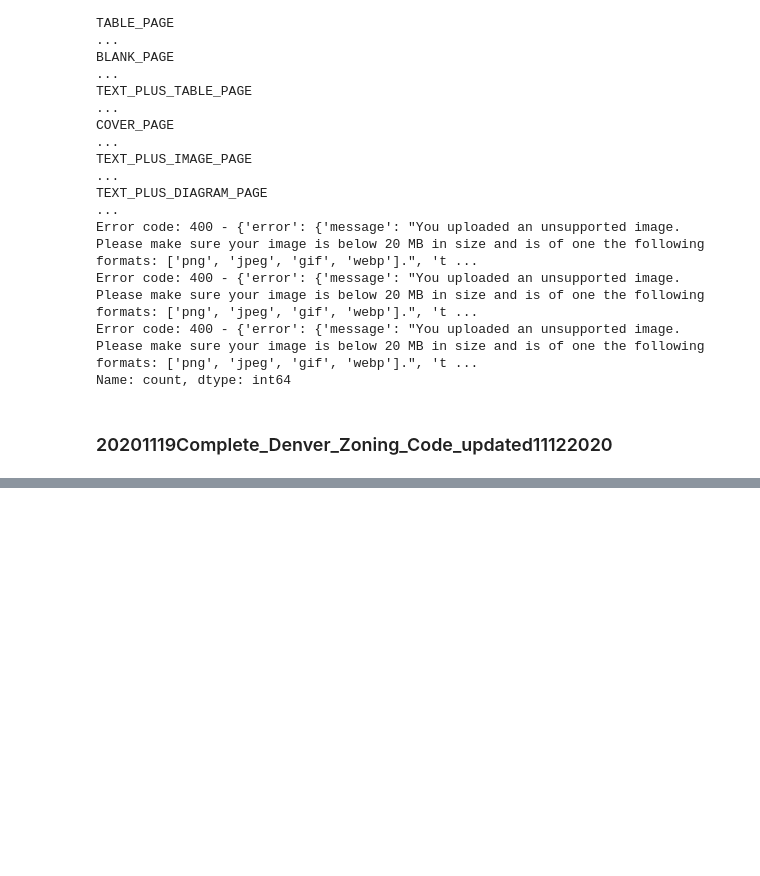
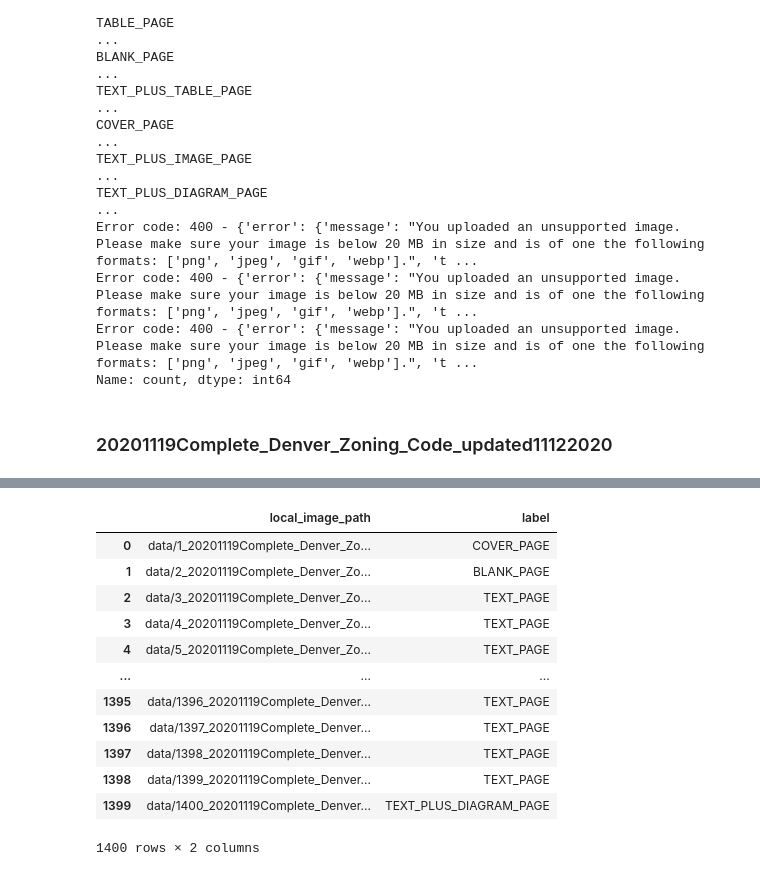
Before and after one commit to jjovalle99/gpt-pdf-classifier, a Jupyter notebook: generate_labels.ipynb, the cells around one changed output, grey strips where cells are left out. Cells and saved outputs as stored; diff of their text form; code cells hidden in the pictures; blank space fills up the shorter version.

```diff
--- a/generate_labels.ipynb
+++ b/generate_labels.ipynb
@@ -177,0 +202,19 @@ Batch 5/26 processed! sleeping...
+# %%
+df_2 = pd.DataFrame(zip(file_names, [c["label"] if isinstance(c, dict) else c for c in results_2]), columns=["local_image_path", "label"])
+df_2.to_csv("20201119Complete_Denver_Zoning_Code_updated11122020.csv", index=False)
+# %%
+df_2
+# %% [output]
+|  | local_image_path | label |
+| 0 | data/1_20201119Complete_Denver_Zo... | COVER_PAGE |
+| 1 | data/2_20201119Complete_Denver_Zo... | BLANK_PAGE |
+| 2 | data/3_20201119Complete_Denver_Zo... | TEXT_PAGE |
+| 3 | data/4_20201119Complete_Denver_Zo... | TEXT_PAGE |
+| 4 | data/5_20201119Complete_Denver_Zo... | TEXT_PAGE |
+| ... | ... | ... |
+| 1395 | data/1396_20201119Complete_Denver... | TEXT_PAGE |
+| 1396 | data/1397_20201119Complete_Denver... | TEXT_PAGE |
+| 1397 | data/1398_20201119Complete_Denver... | TEXT_PAGE |
+| 1398 | data/1399_20201119Complete_Denver... | TEXT_PAGE |
+| 1399 | data/1400_20201119Complete_Denver... | TEXT_PLUS_DIAGRAM_PAGE |
+1400 rows × 2 columns
```
Also changed, not shown: parts of 2 cells of this notebook, 2 other files.
